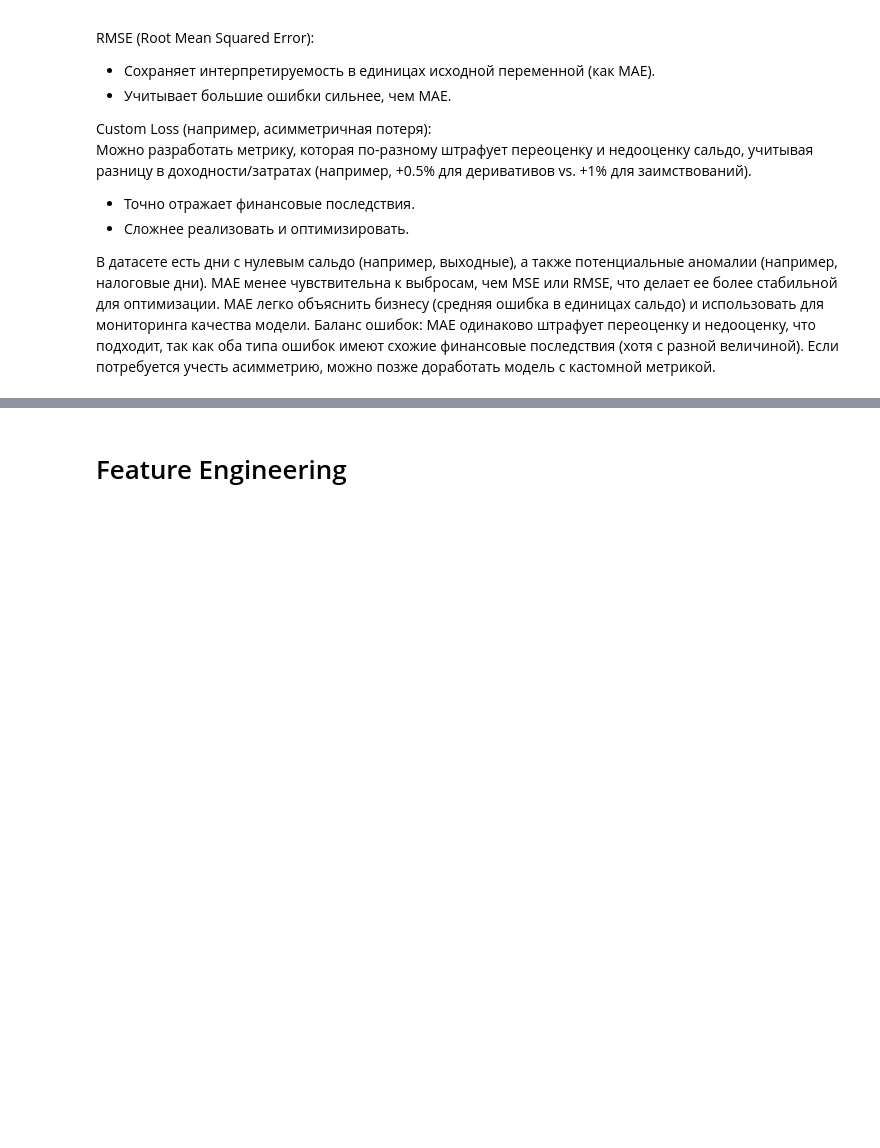
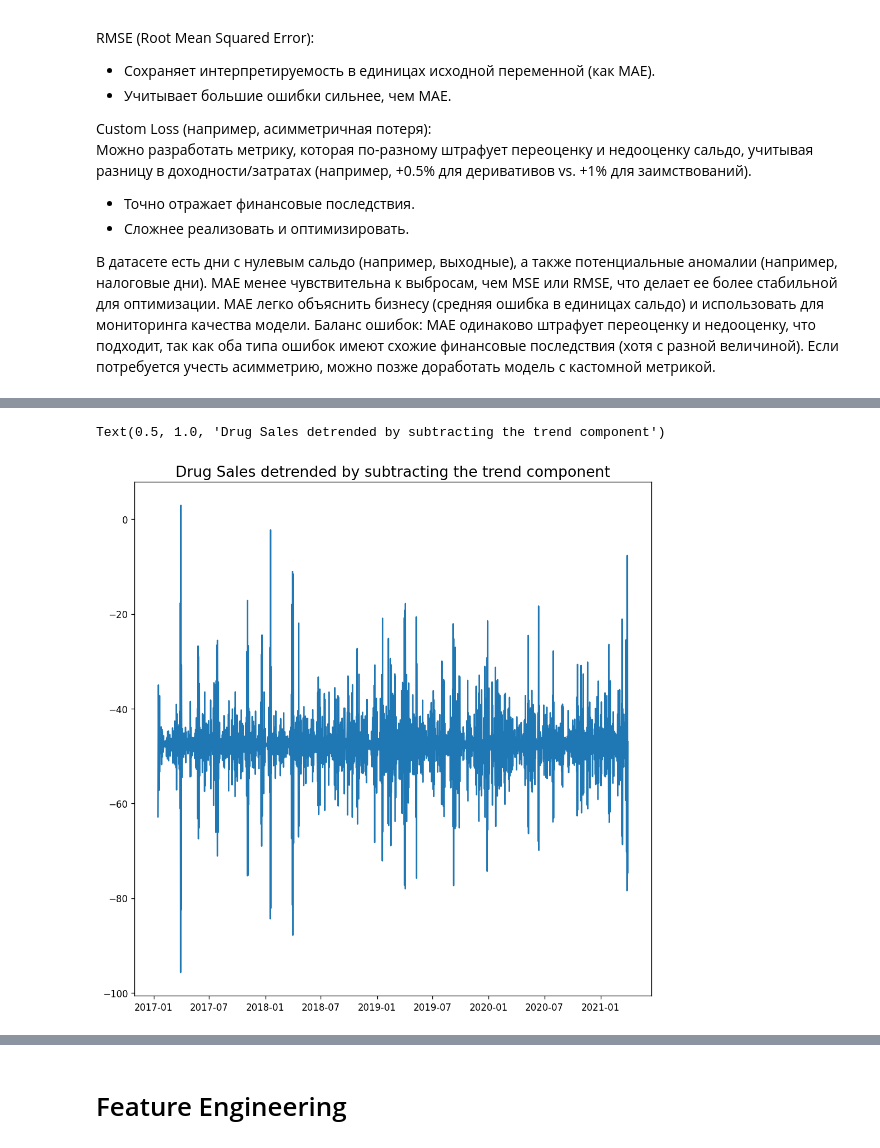
Before and after one commit to kiripcha/-FTIAD-Time-structured-data-analysis, a Jupyter notebook: Project/main.ipynb, the cells around one changed output, grey strips where cells are left out. Drawn from its saved outputs; the diff is of its cells as text; code cells hidden in the pictures; blank space fills up the shorter version.

```diff
--- a/Project/main.ipynb
+++ b/Project/main.ipynb
@@ -125,0 +555,11 @@ Custom Loss (например, асимметричная потеря):<br>
+# %%
+# Using statmodels: Subtracting the Trend Component.
+from statsmodels.tsa.seasonal import seasonal_decompose
+
+result_mul = seasonal_decompose(df['Balance'] + abs(df['Balance'].min())+0.000001, model='multiplicative', extrapolate_trend='freq')
+detrended = df['Balance'] - result_mul.trend
+plt.plot(detrended)
+plt.title('Drug Sales detrended by subtracting the trend component', fontsize=16)
+# %% [output]
+Text(0.5, 1.0, 'Drug Sales detrended by subtracting the trend component')
+[figure, added]
```
Also changed, not shown: parts of 165 cells of this notebook, 1 other file.
